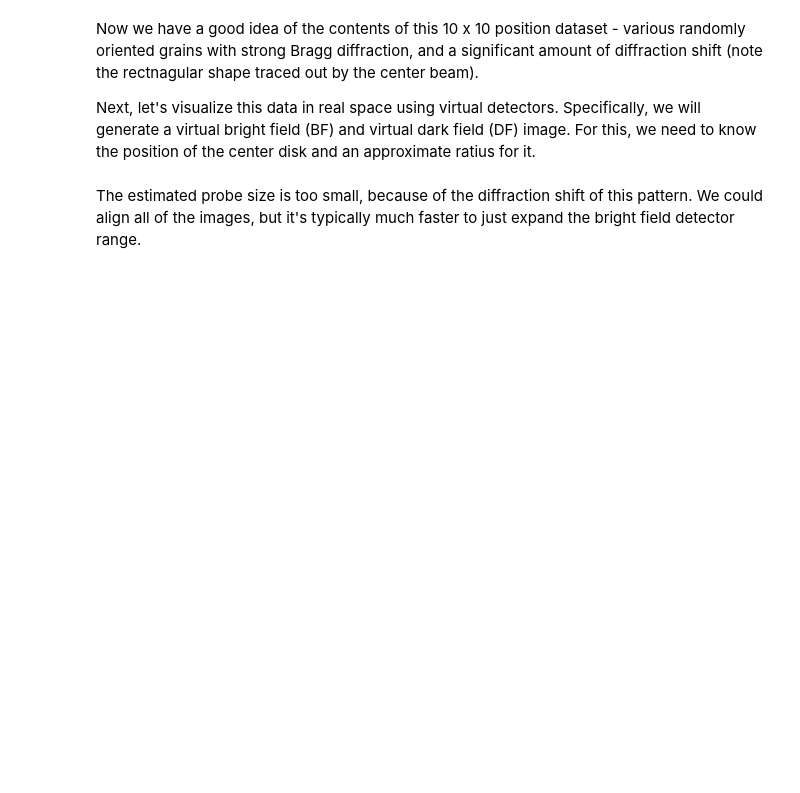
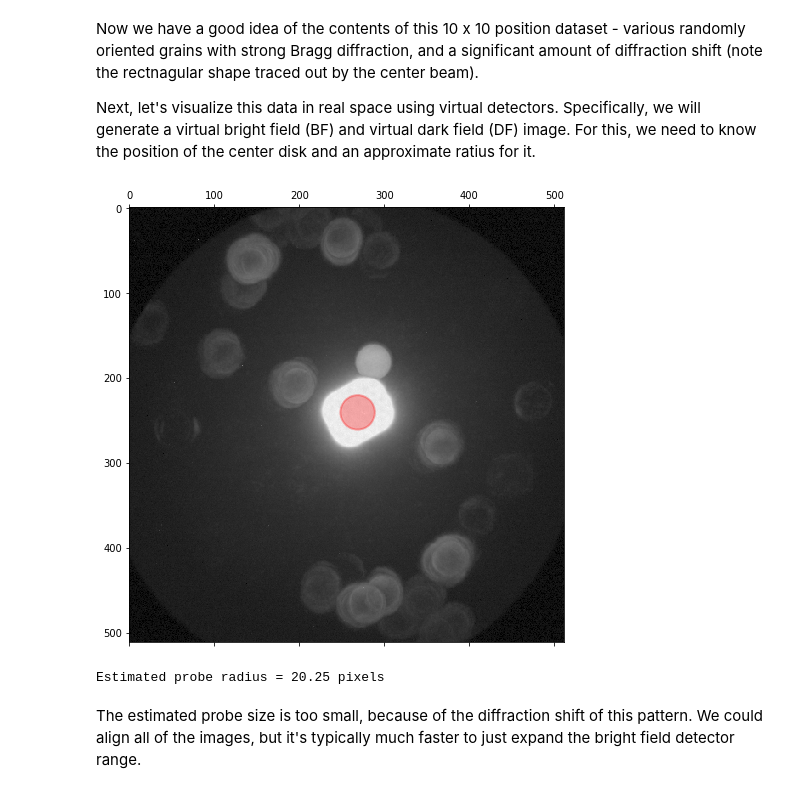
Before and after one commit to py4dstem/py4DSTEM_tutorials, a Jupyter notebook: getting_started.ipynb, the cells around one changed output. Drawn from its saved outputs; the diff is of its cells as text; code cells hidden in the pictures; blank space fills up the shorter version.

```diff
--- a/getting_started.ipynb
+++ b/getting_started.ipynb
@@ -169,15 +207,20 @@ Next, let's visualize this data in real space using virtual detectors. Specifica
 # %%
 # Estimate the radius of the BF disk, and the center coordinates
 probe_semiangle, qx0, qy0 = py4DSTEM.process.calibration.get_probe_size(diff_mean)
 
 # plot the mean diffraction pattern, with the estimated probe radius overlaid as a circle
 py4DSTEM.visualize.show_circles(
-    diff_mean,
+    diff_max,
     (qx0, qy0),
-    probe_semiangle)
+    probe_semiangle,
+    scaling='power',
+    power=0.333)
 
 # Print the estimate probe radius
 print('Estimated probe radius =', '%.2f' % probe_semiangle, 'pixels')
+# %% [output]
+[figure, added]
+Estimated probe radius = 20.25 pixels
 # %% [markdown]
 The estimated probe size is too small, because of the diffraction shift of this pattern.  We could align all of the images, but it's typically much faster to just expand the bright field detector range.
 # %%
```
Also changed, not shown: parts of 12 cells of this notebook.
